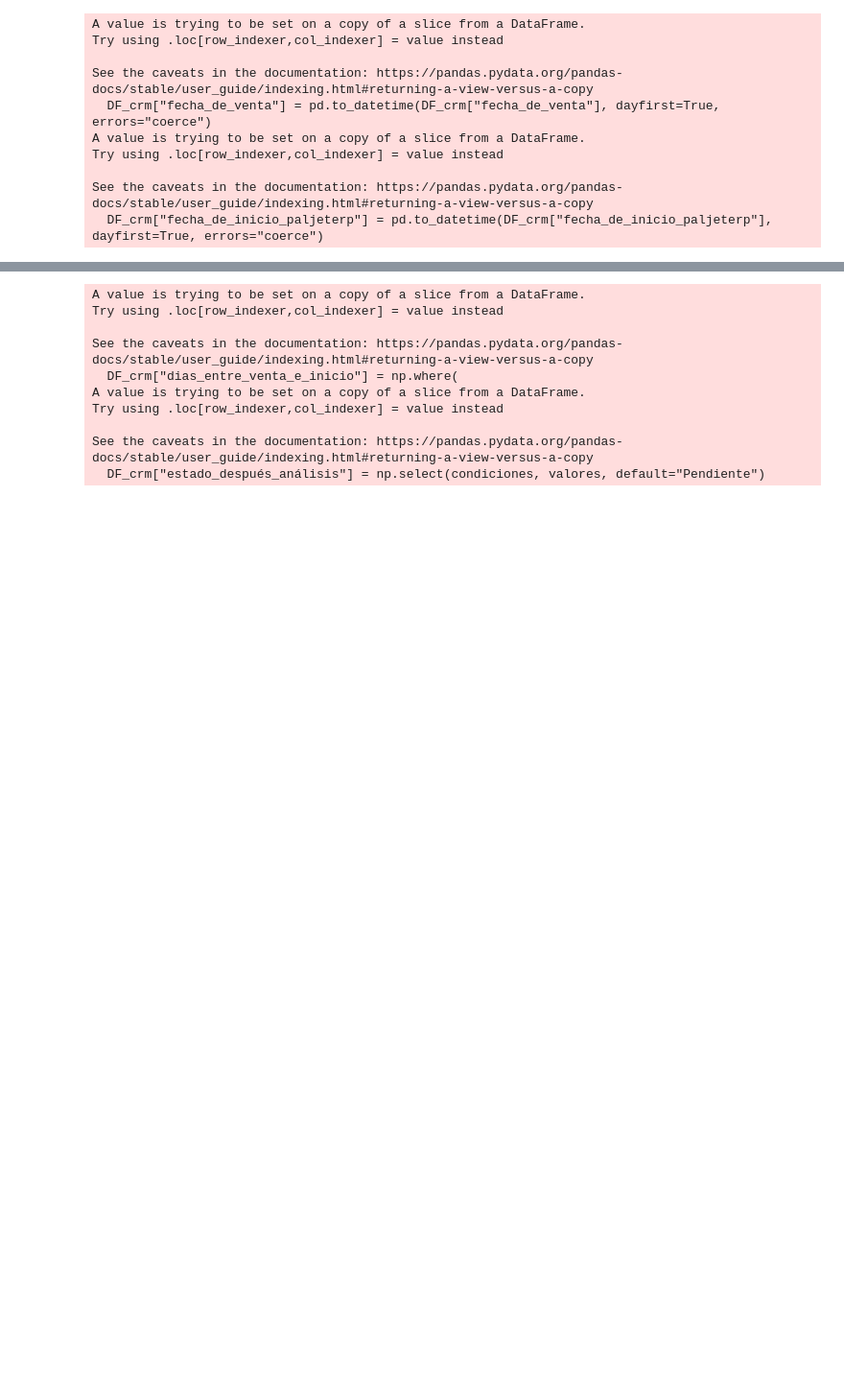
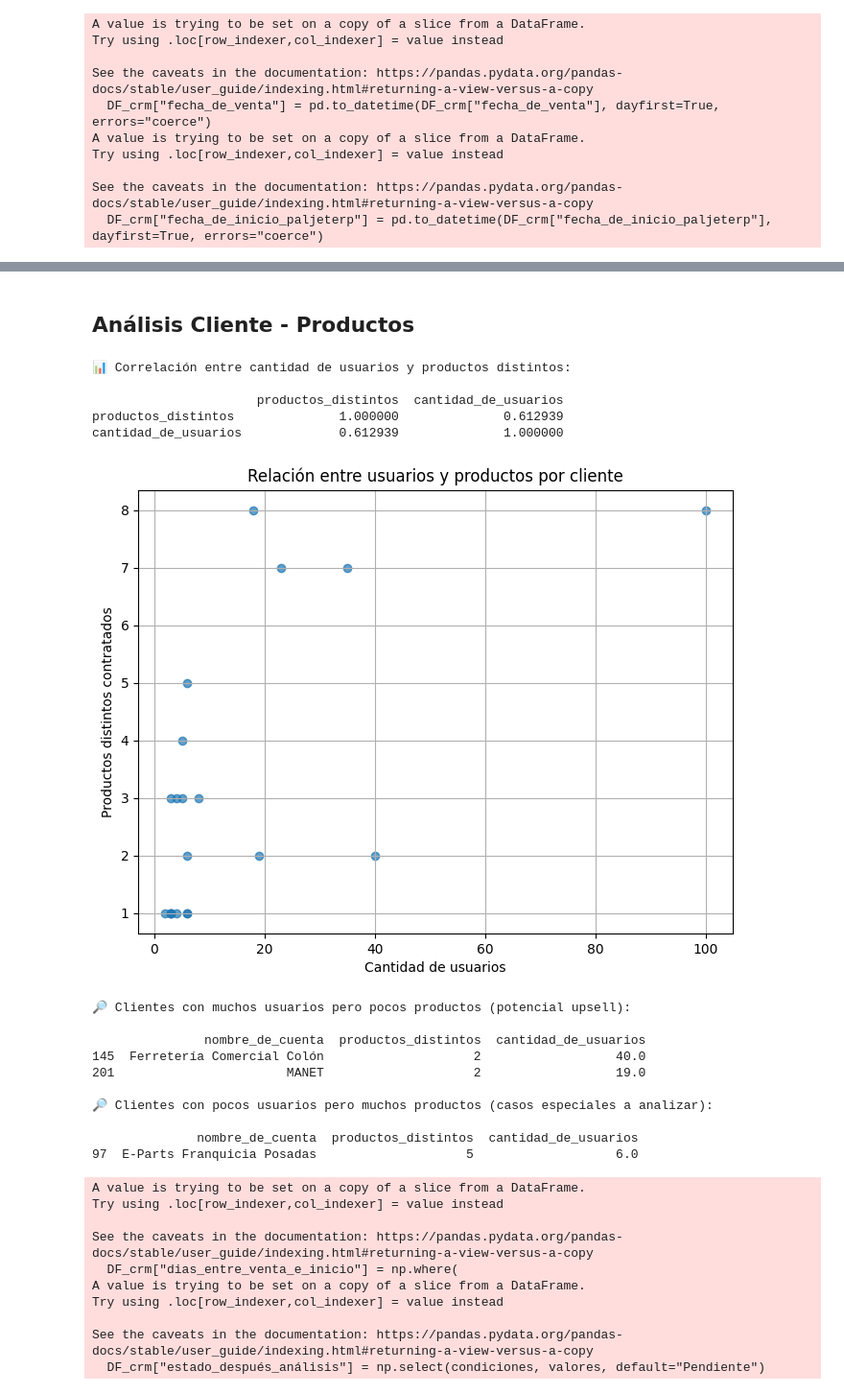
Before and after one commit to christiansaluzzo/Etsol_AnalisisClientes, a Jupyter notebook: análisis_clientes.ipynb, the cells around one changed output, grey strips where cells are left out. Shown at 96% size. Drawn from its saved outputs; the diff is of its cells as text; code cells hidden in the pictures; blank space fills up the shorter version.

```diff
--- a/análisis_clientes.ipynb
+++ b/análisis_clientes.ipynb
@@ -276,3 +383,68 @@ DF_crm.head(2)
+# %% [markdown]
+## Análisis Cliente - Productos
+# %%
+
+# Paso 1: preparar el dataset
+patrones_clientes = DF_crm.groupby("nombre_de_cuenta").agg({
+    "producto": "nunique",              # cuántos productos distintos tiene
+    "cantidad_de_usuarios": "max"       # cantidad máxima de usuarios en la cuenta
+}).reset_index()
+
+patrones_clientes.rename(columns={"producto": "productos_distintos"}, inplace=True)
+
+# Paso 2: correlación
+correlacion = patrones_clientes[["productos_distintos", "cantidad_de_usuarios"]].corr(numeric_only=True)
+print("📊 Correlación entre cantidad de usuarios y productos distintos:\n")
+print(correlacion)
+
+# Paso 3: gráfico de dispersión
+plt.figure(figsize=(8,6))
+plt.scatter(patrones_clientes["cantidad_de_usuarios"], patrones_clientes["productos_distintos"], alpha=0.7)
+plt.xlabel("Cantidad de usuarios")
+plt.ylabel("Productos distintos contratados")
+plt.title("Relación entre usuarios y productos por cliente")
+plt.grid(True)
+plt.show()
+
+# Paso 4: detectar outliers
+# Definimos reglas simples: top 5 clientes que se alejan del promedio
+usuarios_prom = patrones_clientes["cantidad_de_usuarios"].mean()
+productos_prom = patrones_clientes["productos_distintos"].mean()
+
+# Clientes con muchos usuarios pero pocos productos
+outliers_muchos_usuarios = patrones_clientes[
+    (patrones_clientes["cantidad_de_usuarios"] > usuarios_prom) &
+    (patrones_clientes["productos_distintos"] <= productos_prom)
+].sort_values("cantidad_de_usuarios", ascending=False).head(5)
+
+# Clientes con pocos usuarios pero muchos productos
+outliers_muchos_productos = patrones_clientes[
+    (patrones_clientes["cantidad_de_usuarios"] <= usuarios_prom) &
+    (patrones_clientes["productos_distintos"] > productos_prom)
+].sort_values("productos_distintos", ascending=False).head(5)
+
+print("\n🔎 Clientes con muchos usuarios pero pocos productos (potencial upsell):\n")
+print(outliers_muchos_usuarios)
+
+print("\n🔎 Clientes con pocos usuarios pero muchos productos (casos especiales a analizar):\n")
+print(outliers_muchos_productos)
+# %% [output]
+📊 Correlación entre cantidad de usuarios y productos distintos:
+
+                      productos_distintos  cantidad_de_usuarios
+productos_distintos              1.000000              0.612939
+cantidad_de_usuarios             0.612939              1.000000
+[figure, added]
+🔎 Clientes con muchos usuarios pero pocos productos (potencial upsell):
+
+               nombre_de_cuenta  productos_distintos  cantidad_de_usuarios
+145  Ferretería Comercial Colón                    2                  40.0
+201                       MANET                    2                  19.0
+
+🔎 Clientes con pocos usuarios pero muchos productos (casos especiales a analizar):
+
+              nombre_de_cuenta  productos_distintos  cantidad_de_usuarios
+97  E-Parts Franquicia Posadas                    5                   6.0
 # %%
 # Calcular días solo cuando hay inicio
 DF_crm["dias_entre_venta_e_inicio"] = np.where(
```
Also changed, not shown: parts of 8 cells of this notebook, 1 other file.
